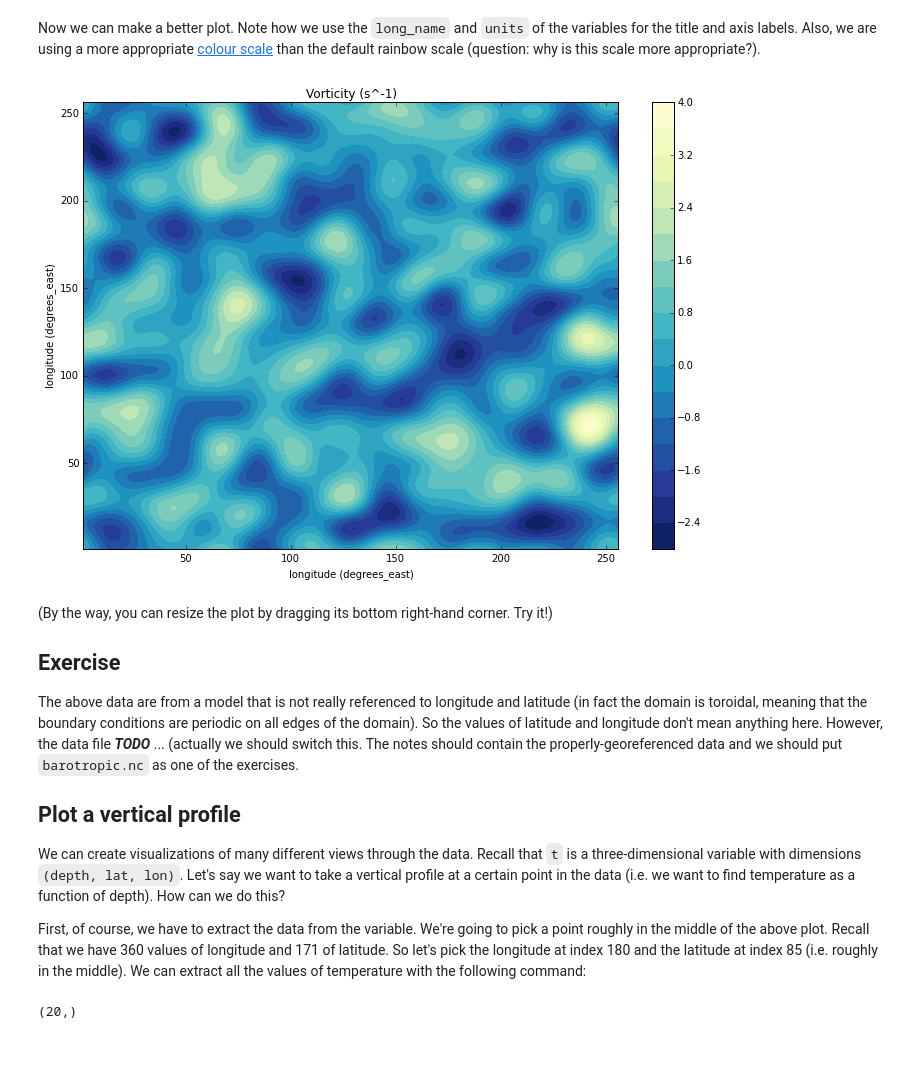
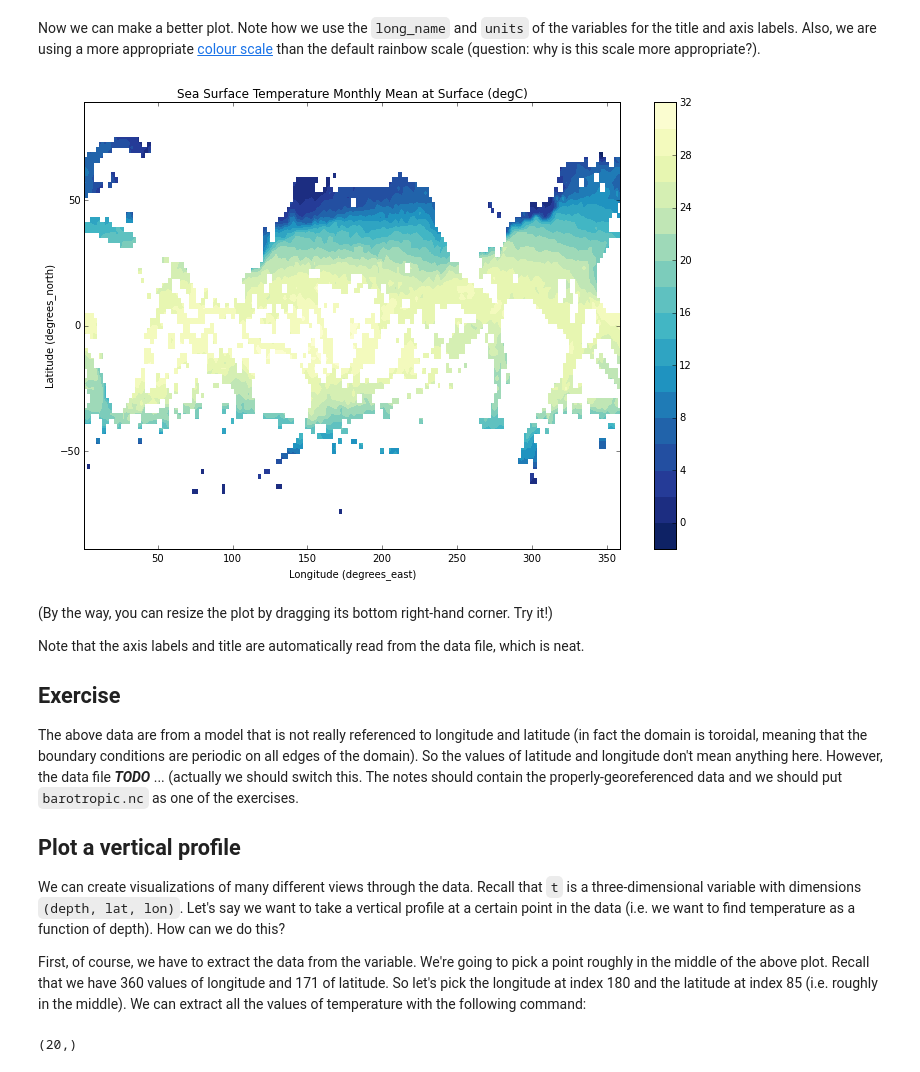
Before and after one commit to jonblower/python-viz-intro, a Jupyter notebook: Lesson 3. Plotting data from NetCDF files/3. Plotting data from NetCDF files.ipynb, the cells around one changed output. Drawn from its saved outputs; the diff is of its cells as text; code cells hidden in the pictures.

Commit message:
Added SST data to Lesson 3

```diff
--- a/Lesson 3. Plotting data from NetCDF files/3. Plotting data from NetCDF files.ipynb
+++ b/Lesson 3. Plotting data from NetCDF files/3. Plotting data from NetCDF files.ipynb
@@ -26,3 +28,3 @@ We've put some data files in the `data` directory. Let's open one of them. This
 # %%
-nc = netCDF4.Dataset('../data/barotropic.nc')
+nc = netCDF4.Dataset('../data/sst.mean.new.nc')
 # %% [markdown]
@@ -38,3 +40,3 @@ We want to plot the vorticity variable. Let's get a handle to this variable:
 # %%
-vort = nc.variables['vorticity']
+sst = nc.variables['sst']
 # %% [markdown]
@@ -78,4 +76,4 @@ So there are 5 values of time, 256 of latitude and 256 of longitude. We're just
 # %%
-data = vort[0]
+data = sst[0]
 data.shape
 # %% [output]
@@ -100,8 +98,8 @@ This plot isn't very satisfactory. Apart from the fact that there are no labels
 
 We know from above that there is a dimension called 'latitude' and a dimension called 'longitude'. The variables that hold the values of latitude and longitude have the same names, so we can get handles to the variable objects like this:
 # %%
-lon = nc.variables['longitude']
-lat = nc.variables['latitude']
+lon = nc.variables['lon']
+lat = nc.variables['lat']
 # %% [markdown]
 Now we can read the actual values of longitude and latitude. Note that "`[:]`" means "read all the values from the variable".
 # %%
@@ -110,16 +108,18 @@ latvals = lat[:]
 # %% [markdown]
 Now we can make a better plot. Note how we use the `long_name` and `units` of the variables for the title and axis labels. Also, we are using a more appropriate [colour scale](http://matplotlib.org/examples/color/colormaps_reference.html) than the default rainbow scale (question: why is this scale more appropriate?).
 # %%
-plt.title (vort.long_name + ' (' + vort.units   + ')')
-plt.xlabel('longitude (degrees_east)')
-plt.ylabel('longitude (degrees_east)')
+plt.title (sst.long_name + ' (' + sst.units + ')')
+plt.xlabel(lon.long_name + ' (' + lon.units + ')')
+plt.ylabel(lat.long_name + ' (' + lat.units + ')')
 plt.contourf(lonvals, latvals, data, 20, cmap=plt.get_cmap('YlGnBu_r'))
 plt.colorbar()
 plt.show()
 # %% [output]
-[figure, old version]
+[figure, new version]
 # %% [markdown]
 (By the way, you can resize the plot by dragging its bottom right-hand corner. Try it!)
+
+Note that the axis labels and title are automatically read from the data file, which is neat.
 
 ## Exercise
 The above data are from a model that is not really referenced to longitude and latitude (in fact the domain is toroidal, meaning that the boundary conditions are periodic on all edges of the domain). So the values of latitude and longitude don't mean anything here. However, the data file ***TODO*** ... (actually we should switch this. The notes should contain the properly-georeferenced data and we should put `barotropic.nc` as one of the exercises.
```
Also changed, not shown: parts of 18 cells of this notebook, 5 other files.
